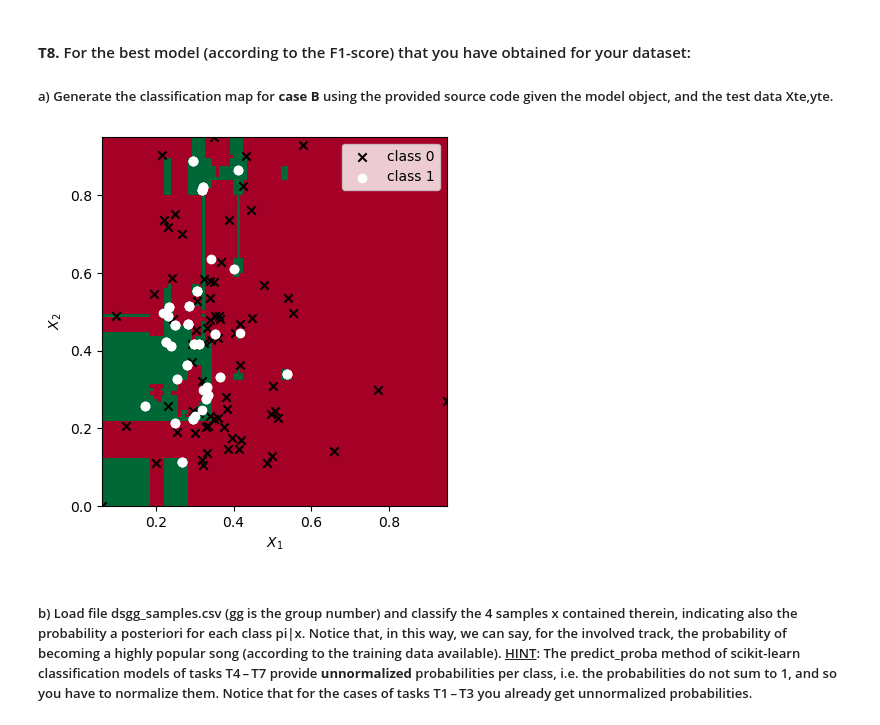
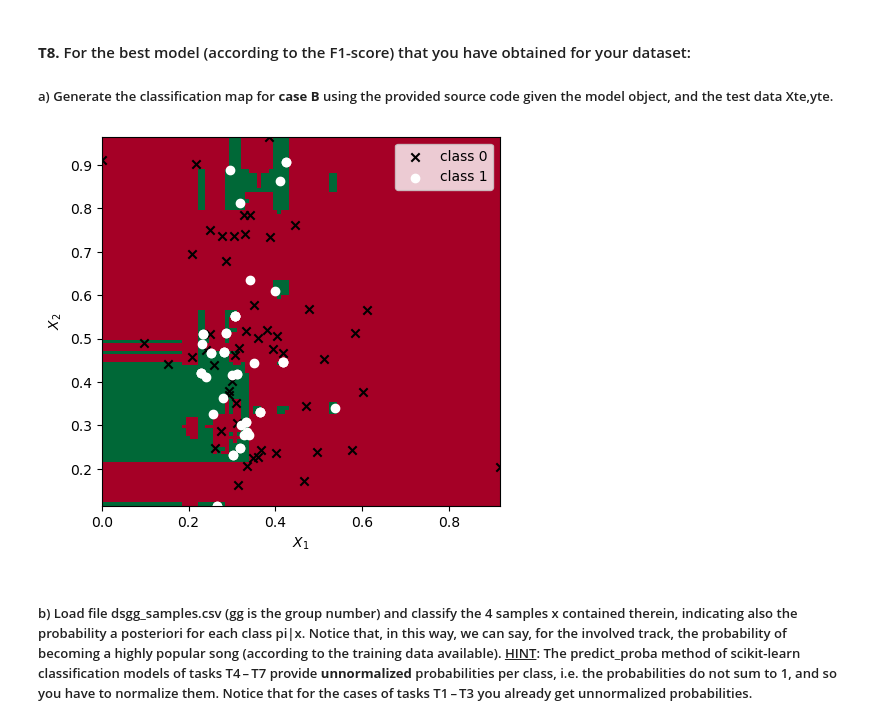
Before and after one commit to pedromartip/Supervised-Learning, a Jupyter notebook: Handout#2Final.ipynb, the cells around one changed output. Drawn from its saved outputs; the diff is of its cells as text; code cells hidden in the pictures.

```diff
--- a/Handout#2Final.ipynb
+++ b/Handout#2Final.ipynb
@@ -782,8 +782,10 @@ Overall, the results demonstrate that the RandomForestClassifier has performed v
 ##### a) Generate the classification map for **case B** using the provided source code given the model object, and the test data Xte,yte.
 # %%
-dfB_Train, dfB_Test = train_test_split(dfB, test_size=0.3, random_state=100)
-Xte, yte = splitDF(dfB_Test)
-
+dfB_x, dfB_y = splitDF(dfB) #Select the first split of the rskf method
+for trainIndex, testIndex in rskf.split(dfB_x,dfB_y):
+        x_Train, Xte = dfB_x[trainIndex], dfB_x[testIndex]
+        y_Train, yte = dfB_y[trainIndex], dfB_y[testIndex]
+        break
 
 
 def plot_class(c, X, y):
@@ -791,34 +793,34 @@ def plot_class(c, X, y):
     m2 = ['x', 'o']
     i = np.where(y == c)[0]
     plt.scatter(X[i, 0], X[i, 1], c=m1[c], marker=m2[c], label='class %d' % c)
 
 
 # Replace Xte, yte with your test set for case B
 x1lim = [Xte[:, 0].min(), Xte[:, 0].max()]
 x2lim = [Xte[:, 1].min(), Xte[:, 1].max()]
 
 npts = 100
 x1s = np.linspace(x1lim[0], x1lim[1], npts)
 x2s = np.linspace(x2lim[0], x2lim[1], npts)
 
 model = modelT7B
 m = np.zeros((npts, npts))
 for k1, x1 in enumerate(x1s):
     for k2, x2 in enumerate(x2s):
         x = np.array([x1, x2])
         prediction = model.predict([x]) # For fix the deprecation error
         m[k1, k2] = prediction[0]
 
 plt.figure()
 plt.imshow(m.T, cmap='RdYlGn', origin='lower', extent=(x1lim[0], x1lim[1], x2lim[0], x2lim[1]))
 for c in range(2):  # Assuming binary classification. Change if more classes.
     plot_class(c, Xte, yte)
 plt.xlabel('$X_1$')
 plt.ylabel('$X_2$')
 plt.legend()
 plt.show()
 # %% [output]
-[figure, old version]
+[figure, new version]
 # %% [markdown]
 ##### b) Load file dsgg_samples.csv (gg is the group number) and classify the 4 samples x contained therein, indicating also the probability a posteriori for each class pi|x. Notice that, in this way, we can say, for the involved track, the probability of becoming a highly popular song (according to the training data available). <u>HINT</u>: The predict_proba method of scikit-learn classification models of tasks T4 – T7 provide **unnormalized** probabilities per class, i.e. the probabilities do not sum to 1, and so you have to normalize them. Notice that for the cases of tasks T1 – T3 you already get unnormalized probabilities.
 # %%
```
